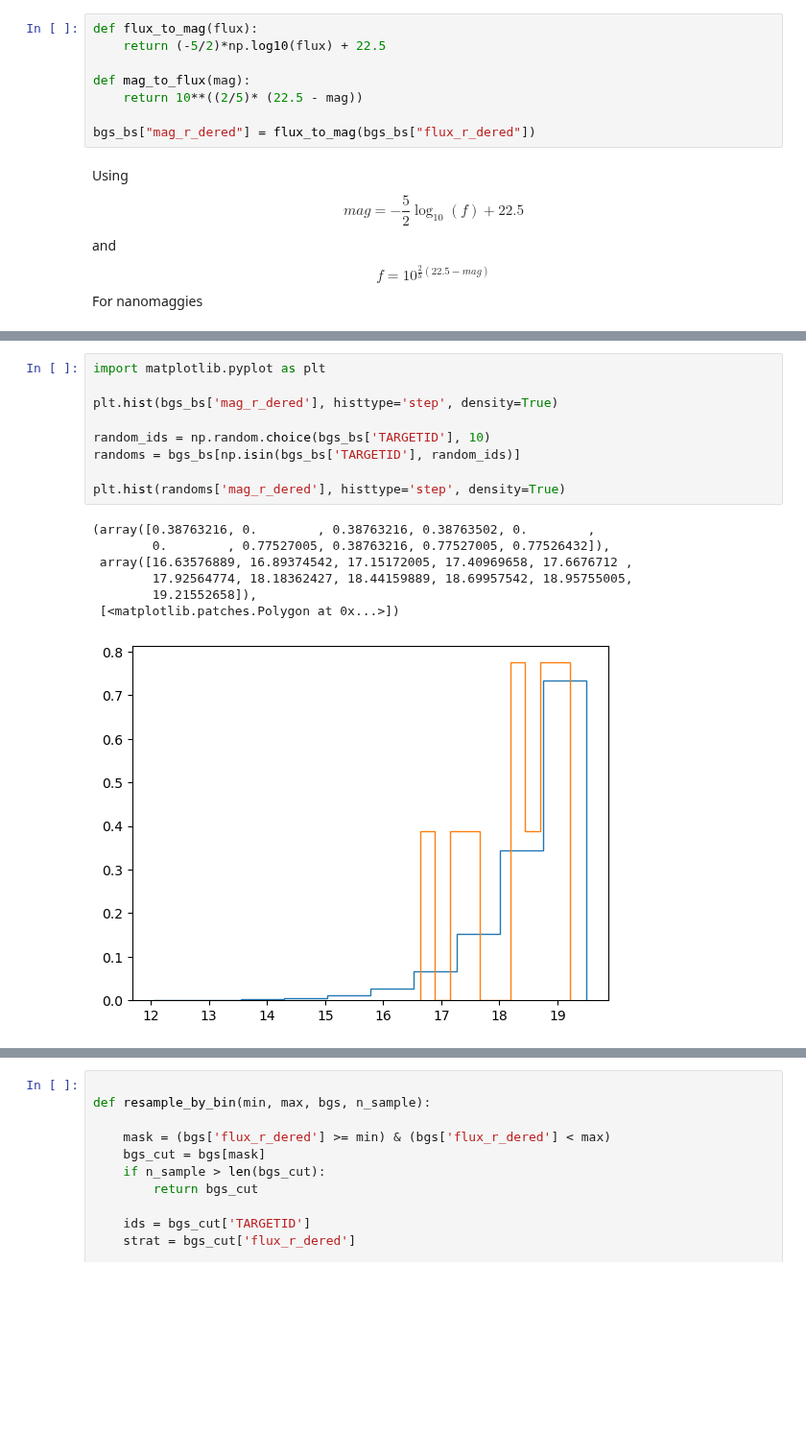
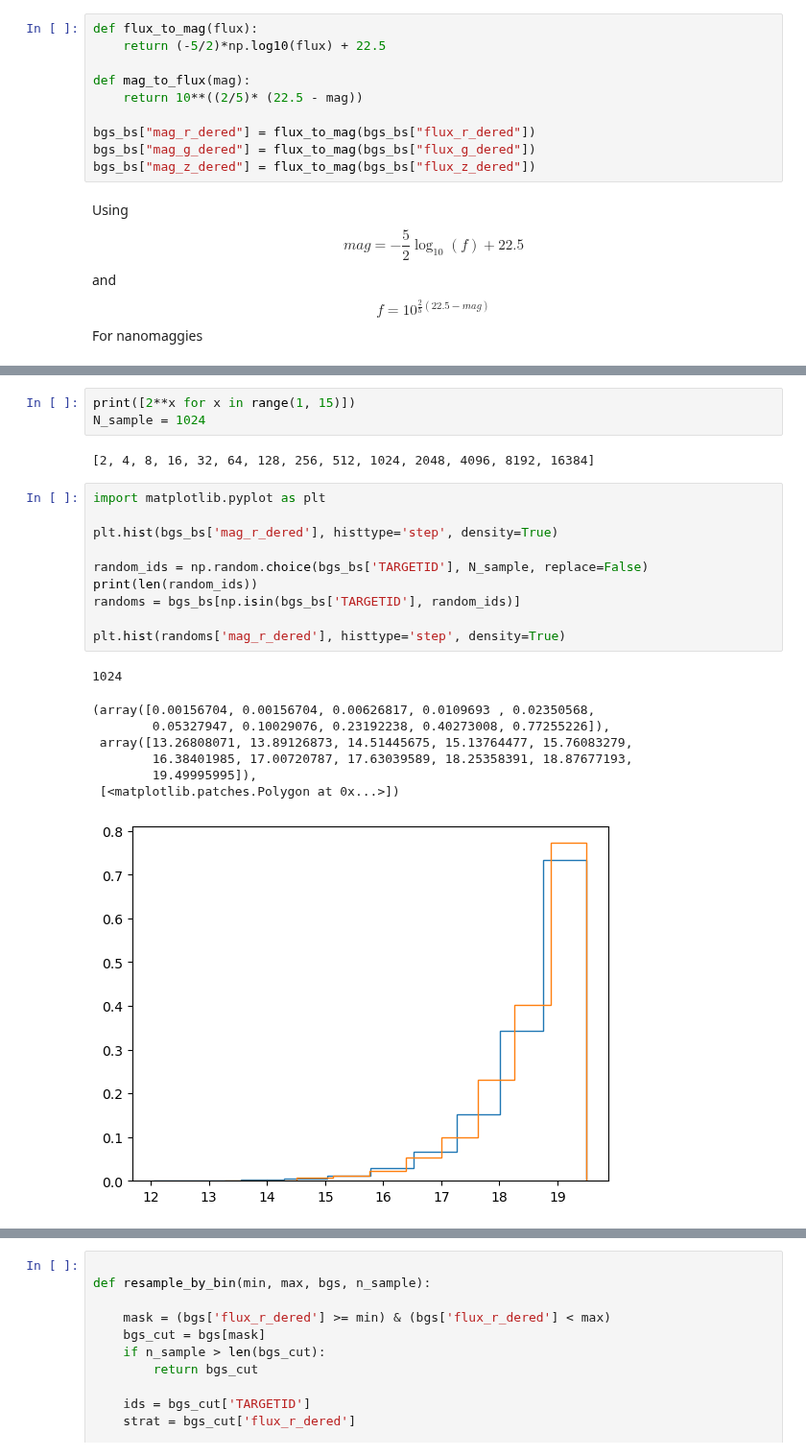
Before and after one commit to mattkwiecien/legacyhalos, a Jupyter notebook: science/sv3/sv3_clustering_dataset.ipynb, the cells around one changed output, grey strips where cells are left out. Shown at 96% size. Saved outputs shown, nothing was run; the diff lists cells and outputs as text; blank space fills up the shorter version.

```diff
--- a/science/sv3/sv3_clustering_dataset.ipynb
+++ b/science/sv3/sv3_clustering_dataset.ipynb
@@ -36,6 +36,8 @@ def mag_to_flux(mag):
     return 10**((2/5)* (22.5 - mag))
 
 bgs_bs["mag_r_dered"] = flux_to_mag(bgs_bs["flux_r_dered"])
+bgs_bs["mag_g_dered"] = flux_to_mag(bgs_bs["flux_g_dered"])
+bgs_bs["mag_z_dered"] = flux_to_mag(bgs_bs["flux_z_dered"])
 # %% [markdown]
 Using
 $$
@@ -49,18 +69,25 @@ For nanomaggies
+# %%
+print([2**x for x in range(1, 15)])
+N_sample = 1024
+# %% [output]
+[2, 4, 8, 16, 32, 64, 128, 256, 512, 1024, 2048, 4096, 8192, 16384]
 # %%
 import matplotlib.pyplot as plt
 
 plt.hist(bgs_bs['mag_r_dered'], histtype='step', density=True)
 
-random_ids = np.random.choice(bgs_bs['TARGETID'], 10)
+random_ids = np.random.choice(bgs_bs['TARGETID'], N_sample, replace=False)
+print(len(random_ids))
 randoms = bgs_bs[np.isin(bgs_bs['TARGETID'], random_ids)]
 
 plt.hist(randoms['mag_r_dered'], histtype='step', density=True)
 # %% [output]
-(array([0.38763216, 0.        , 0.38763216, 0.38763502, 0.        ,
-        0.        , 0.77527005, 0.38763216, 0.77527005, 0.77526432]),
- array([16.63576889, 16.89374542, 17.15172005, 17.40969658, 17.6676712 ,
-        17.92564774, 18.18362427, 18.44159889, 18.69957542, 18.95755005,
-        19.21552658]),
- [<matplotlib.patches.Polygon at 0x...>])
+1024
+(array([0.00156704, 0.00156704, 0.00626817, 0.0109693 , 0.02350568,
+        0.05327947, 0.10029076, 0.23192238, 0.40273008, 0.77255226]),
+ array([13.26808071, 13.89126873, 14.51445675, 15.13764477, 15.76083279,
+        16.38401985, 17.00720787, 17.63039589, 18.25358391, 18.87677193,
+        19.49995995]),
+ [<matplotlib.patches.Polygon at 0x...>])
-[figure, old version]
+[figure, new version]
 # %%
```
Also changed, not shown: parts of 2 cells of this notebook.
